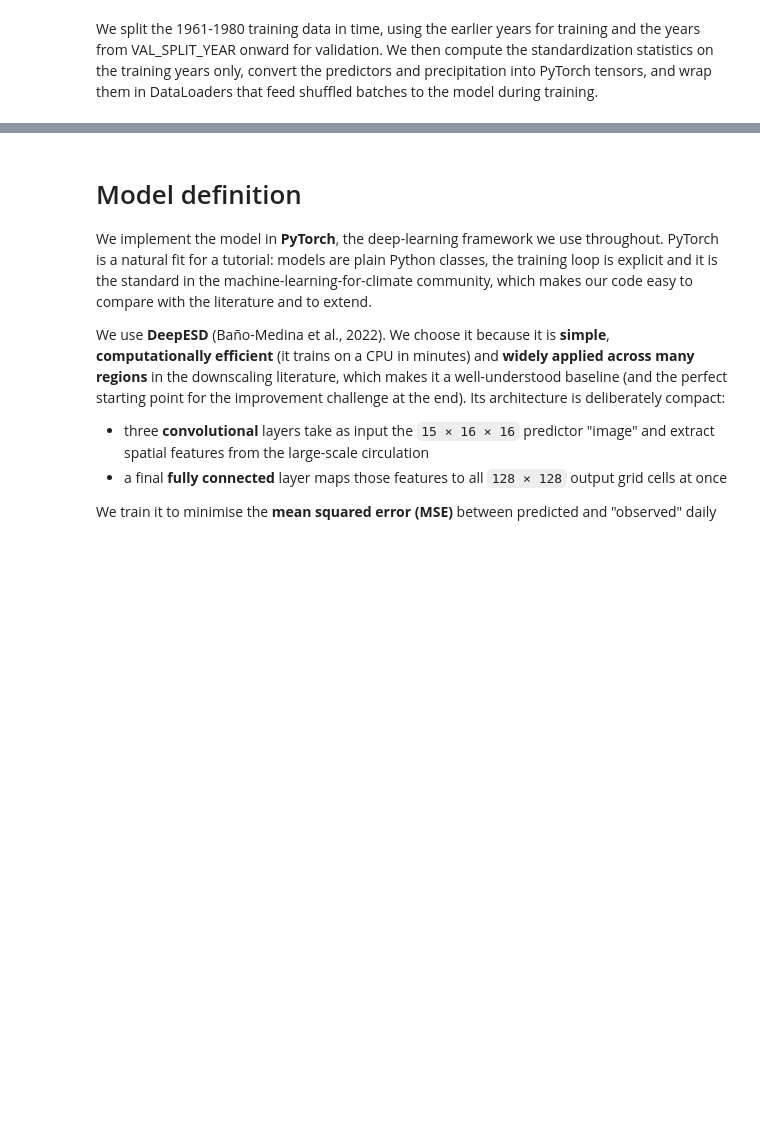
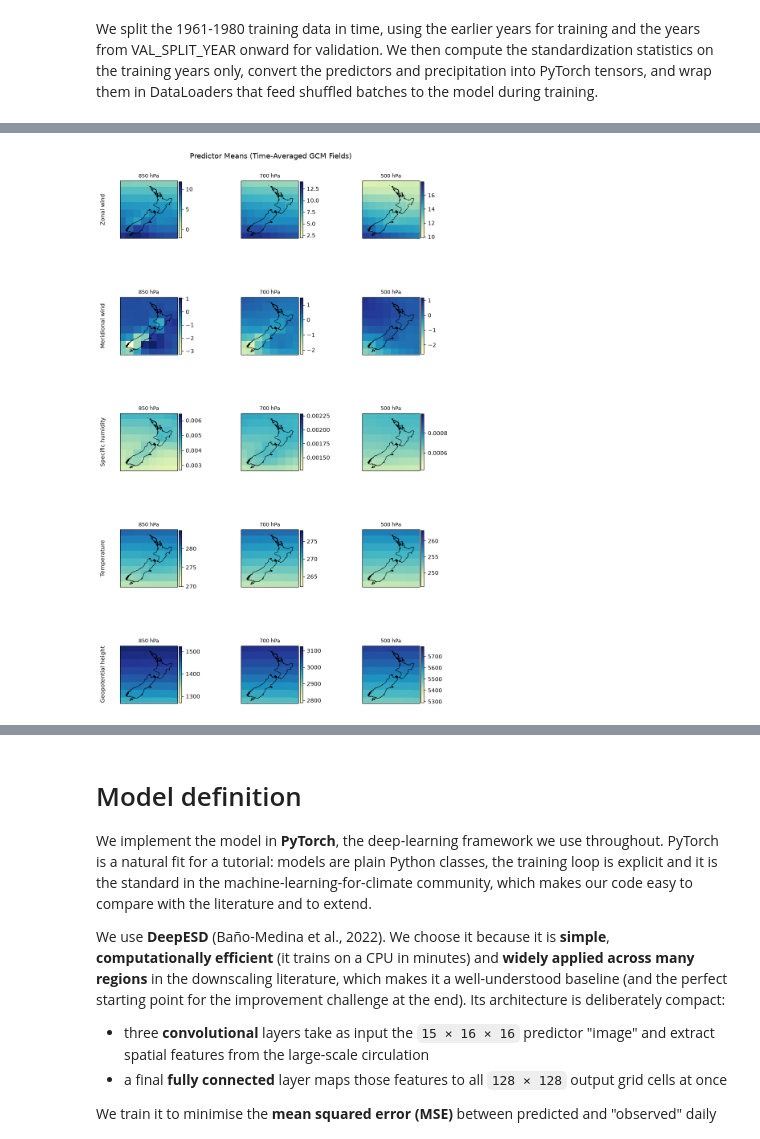
Before and after one commit to steve-salmond/downscaling-climate-projections, a Jupyter notebook: Statistical_Downscaling_of_Climate_Projections_with_Deep_Learning.ipynb, the cells around one changed output, grey strips where cells are left out. Saved outputs shown, nothing was run; the diff lists cells and outputs as text; code cells hidden in the pictures; blank space fills up the shorter version.

Commit message:
Visualizing the predictor standardization stats.

```diff
--- a/Statistical_Downscaling_of_Climate_Projections_with_Deep_Learning.ipynb
+++ b/Statistical_Downscaling_of_Climate_Projections_with_Deep_Learning.ipynb
@@ -918,0 +924,31 @@ print(f"Target tensor shape    (days, gridpoints):     {y_tr.shape}")
+# %%
+# ADDITION - Visualize standardization statistics in plot form.
+
+# Set up the Cartopy projection if available
+subplot_kw = {"projection": ccrs.PlateCarree()} if HAS_CARTOPY else {}
+fig, axes = plt.subplots(5, 3, figsize=(10, 16), subplot_kw=subplot_kw)
+
+for row, v in enumerate(_VARS):
+    for col, lev in enumerate(_LEVS):
+        var = f"{v}_{lev}"
+        ax  = axes[row, col]
+
+        # Plot the time-averaged field
+        plot_field(ax, PRED_MEAN[var], title=f"{lev} hPa",
+                   cmap="YlGnBu", title_fontsize=9)
+
+        # Lock the map extent to New Zealand (Standard View)
+        if HAS_CARTOPY:
+            ax.set_extent([165.0, 180.0, -48.0, -33.0], crs=ccrs.PlateCarree())
+
+        # Add row labels (Bypassing Cartopy's disabled y-labels)
+        if col == 0:
+            ax.text(-0.3, 0.5, _LONG[v], va='center', ha='center',
+                    rotation='vertical', transform=ax.transAxes, fontsize=10)
+
+# Add a master title and format spacing
+fig.suptitle("Predictor Means (Time-Averaged GCM Fields)", fontsize=13)
+fig.subplots_adjust(hspace=0.55, wspace=0.75, top=0.95)
+plt.show()
+# %% [output]
+[figure, added]
```
Also changed, not shown: parts of 2 cells of this notebook.
